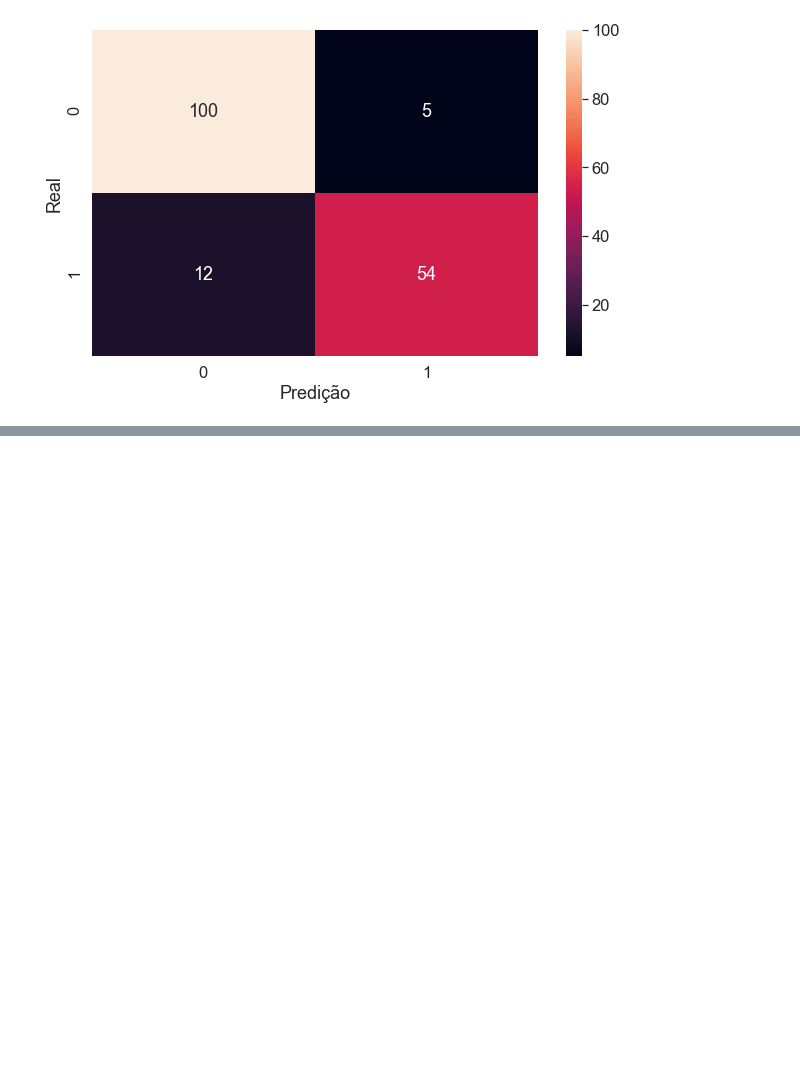
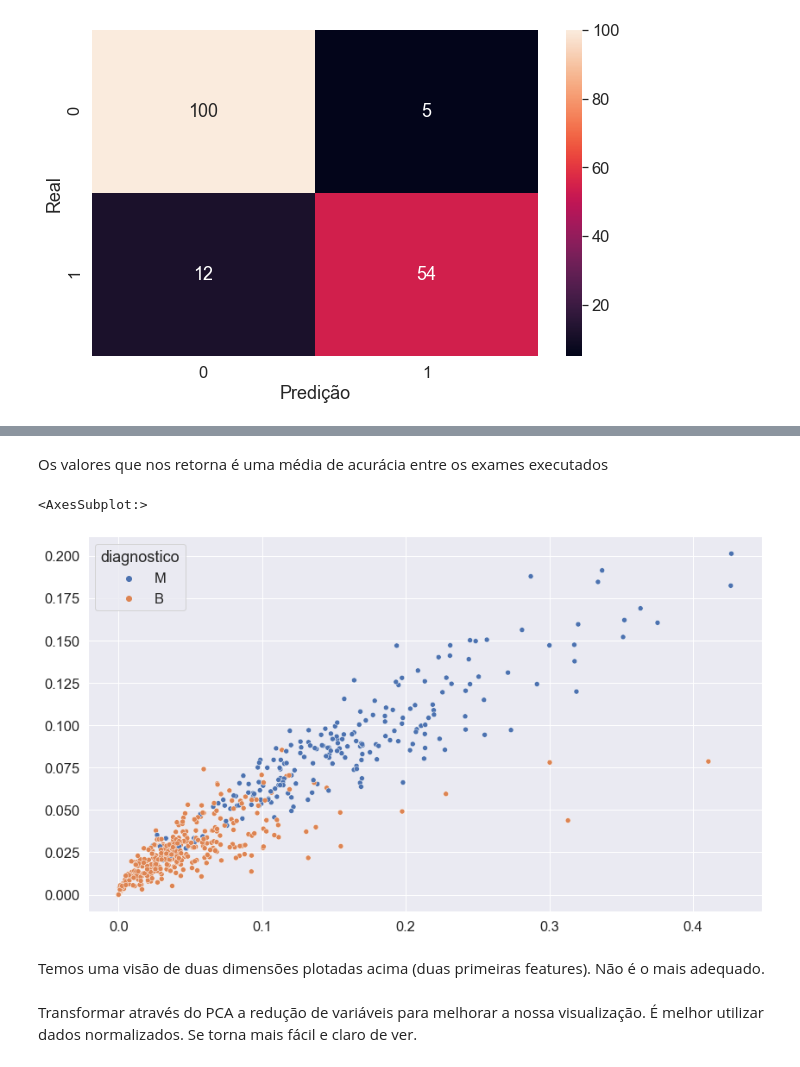
Before and after one commit to arthursgonzaga/Machine-Learning-Studies, a Jupyter notebook: Machine_Learning_Lidando_com_Altas_Dimensões.ipynb, the cells around one changed output, grey strips where cells are left out. Saved outputs shown, nothing was run; the diff lists cells and outputs as text; code cells hidden in the pictures; blank space fills up the shorter version.

Commit message:
Implementado algoritmos de redução e dataviz.

```diff
--- a/Machine_Learning_Lidando_com_Altas_Dimensões.ipynb
+++ b/Machine_Learning_Lidando_com_Altas_Dimensões.ipynb
@@ -404,0 +460,14 @@ sns.heatmap(matriz_confusao,annot=True,fmt='d').set(xlabel="Predição",ylabel="
+# %% [markdown]
+Os valores que nos retorna é uma média de acurácia entre os exames executados
+# %%
+valores_exames_v7 = selecionar_rfe.transform(valores_exames_v6)
+# %%
+plt.figure(figsize=(14,8))
+sns.scatterplot(x=valores_exames_v7[:,0] , y=valores_exames_v7[:,1] , hue=diagnostico)
+# %% [output]
+<AxesSubplot:>
+[figure, added]
+# %% [markdown]
+Temos uma visão de duas dimensões plotadas acima (duas primeiras features). Não é o mais adequado.
+# %% [markdown]
+Transformar através do PCA a redução de variáveis para melhorar a nossa visualização. É melhor utilizar dados normalizados. Se torna mais fácil e claro de ver.
```
Also changed, not shown: parts of 16 cells of this notebook.
